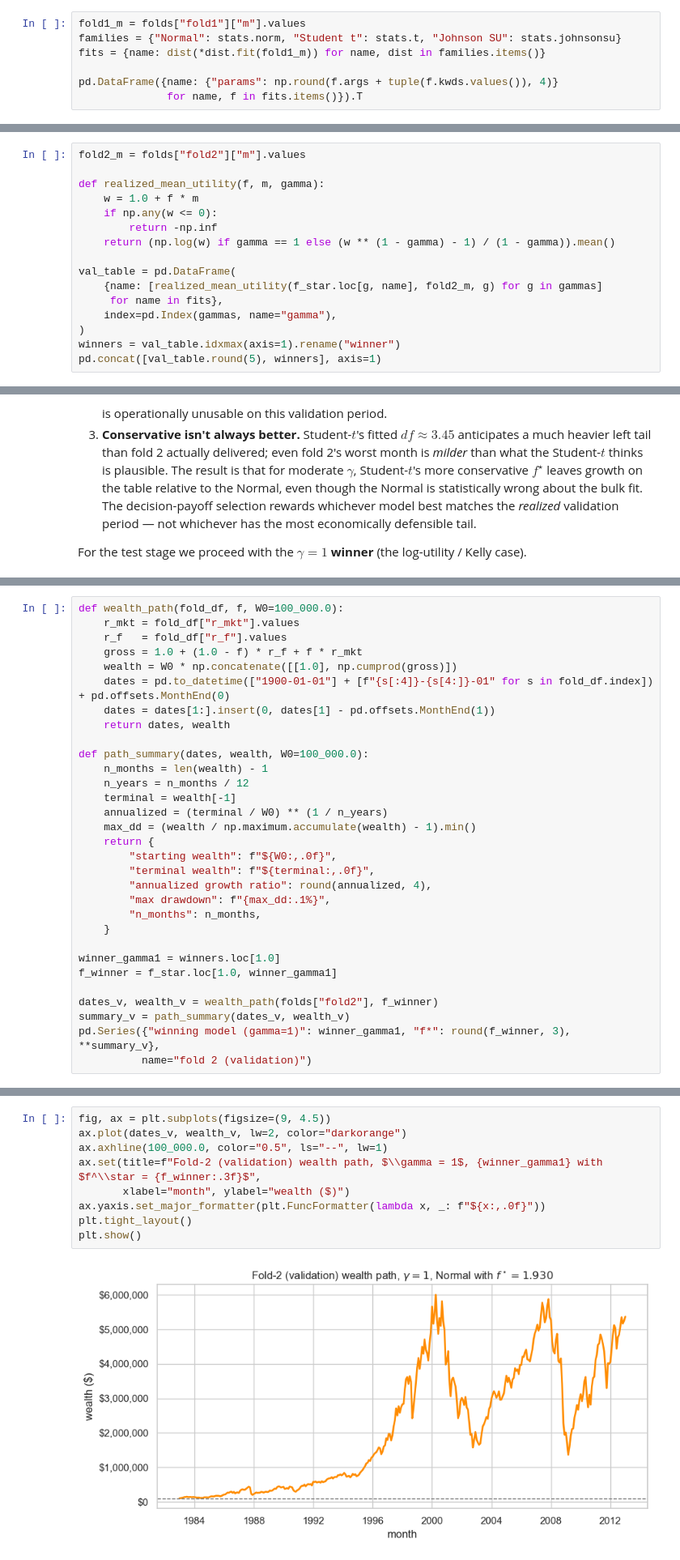
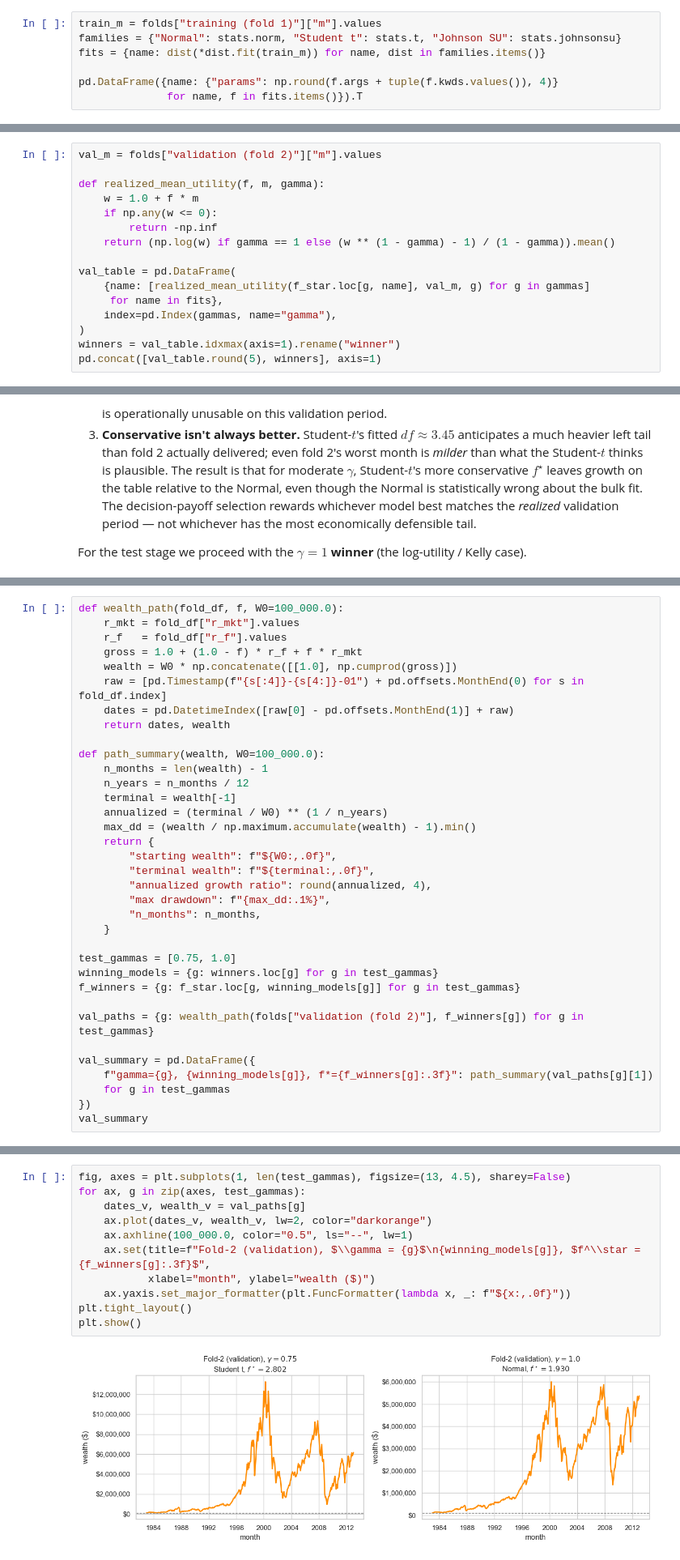
Before and after one commit to andrewmoon67/544_Notebooks, a Jupyter notebook: 06_Portfolio_optimization_and_copulas/2_simple_portfolio_optimization.ipynb, the cells around one changed output, grey strips where cells are left out. Shown at 81% size. Cells and saved outputs as stored; diff of their text form.

```diff
--- a/06_Portfolio_optimization_and_copulas/2_simple_portfolio_optimization.ipynb
+++ b/06_Portfolio_optimization_and_copulas/2_simple_portfolio_optimization.ipynb
@@ -58,9 +58,9 @@ Name: n_obs, dtype: int64
 # %% [markdown]
 ## Training stage: fit three families on fold 1
 # %%
-fold1_m = folds["fold1"]["m"].values
+train_m = folds["training (fold 1)"]["m"].values
 families = {"Normal": stats.norm, "Student t": stats.t, "Johnson SU": stats.johnsonsu}
-fits = {name: dist(*dist.fit(fold1_m)) for name, dist in families.items()}
+fits = {name: dist(*dist.fit(train_m)) for name, dist in families.items()}
 
 pd.DataFrame({name: {"params": np.round(f.args + tuple(f.kwds.values()), 4)}
               for name, f in fits.items()}).T
@@ -136,7 +136,7 @@ For each $(\gamma, \text{model})$ pair, realized mean utility on the 360 fold-2
 $\frac{1}{n_2}\sum_{t \in \text{fold 2}} u_\gamma(1 + f^\star_{\text{model}}\,m_t)$.
 Higher is better. The winning model per row is bolded.
 # %%
-fold2_m = folds["fold2"]["m"].values
+val_m = folds["validation (fold 2)"]["m"].values
 
 def realized_mean_utility(f, m, gamma):
     w = 1.0 + f * m
@@ -145,7 +145,7 @@ def realized_mean_utility(f, m, gamma):
     return (np.log(w) if gamma == 1 else (w ** (1 - gamma) - 1) / (1 - gamma)).mean()
 
 val_table = pd.DataFrame(
-    {name: [realized_mean_utility(f_star.loc[g, name], fold2_m, g) for g in gammas]
+    {name: [realized_mean_utility(f_star.loc[g, name], val_m, g) for g in gammas]
      for name in fits},
     index=pd.Index(gammas, name="gamma"),
 )
@@ -180,11 +180,11 @@ def wealth_path(fold_df, f, W0=100_000.0):
     r_f   = fold_df["r_f"].values
     gross = 1.0 + (1.0 - f) * r_f + f * r_mkt
     wealth = W0 * np.concatenate([[1.0], np.cumprod(gross)])
-    dates = pd.to_datetime(["1900-01-01"] + [f"{s[:4]}-{s[4:]}-01" for s in fold_df.index]) + pd.offsets.MonthEnd(0)
-    dates = dates[1:].insert(0, dates[1] - pd.offsets.MonthEnd(1))
+    raw = [pd.Timestamp(f"{s[:4]}-{s[4:]}-01") + pd.offsets.MonthEnd(0) for s in fold_df.index]
+    dates = pd.DatetimeIndex([raw[0] - pd.offsets.MonthEnd(1)] + raw)
     return dates, wealth
 
-def path_summary(dates, wealth, W0=100_000.0):
+def path_summary(wealth, W0=100_000.0):
     n_months = len(wealth) - 1
     n_years = n_months / 12
     terminal = wealth[-1]
@@ -198,11 +198,15 @@ def path_summary(dates, wealth, W0=100_000.0):
         "n_months": n_months,
     }
 
-winner_gamma1 = winners.loc[1.0]
-f_winner = f_star.loc[1.0, winner_gamma1]
+test_gammas = [0.75, 1.0]
+winning_models = {g: winners.loc[g] for g in test_gammas}
+f_winners = {g: f_star.loc[g, winning_models[g]] for g in test_gammas}
 
-dates_v, wealth_v = wealth_path(folds["fold2"], f_winner)
-summary_v = path_summary(dates_v, wealth_v)
-pd.Series({"winning model (gamma=1)": winner_gamma1, "f*": round(f_winner, 3), **summary_v},
-          name="fold 2 (validation)")
+val_paths = {g: wealth_path(folds["validation (fold 2)"], f_winners[g]) for g in test_gammas}
+
+val_summary = pd.DataFrame({
+    f"gamma={g}, {winning_models[g]}, f*={f_winners[g]:.3f}": path_summary(val_paths[g][1])
+    for g in test_gammas
+})
+val_summary
 # %% [output]
@@ -217,12 +219,14 @@ Name: fold 2 (validation), dtype: object
 # %%
-fig, ax = plt.subplots(figsize=(9, 4.5))
-ax.plot(dates_v, wealth_v, lw=2, color="darkorange")
-ax.axhline(100_000.0, color="0.5", ls="--", lw=1)
-ax.set(title=f"Fold-2 (validation) wealth path, $\\gamma = 1$, {winner_gamma1} with $f^\\star = {f_winner:.3f}$",
-       xlabel="month", ylabel="wealth ($)")
-ax.yaxis.set_major_formatter(plt.FuncFormatter(lambda x, _: f"${x:,.0f}"))
+fig, axes = plt.subplots(1, len(test_gammas), figsize=(13, 4.5), sharey=False)
+for ax, g in zip(axes, test_gammas):
+    dates_v, wealth_v = val_paths[g]
+    ax.plot(dates_v, wealth_v, lw=2, color="darkorange")
+    ax.axhline(100_000.0, color="0.5", ls="--", lw=1)
+    ax.set(title=f"Fold-2 (validation), $\\gamma = {g}$\n{winning_models[g]}, $f^\\star = {f_winners[g]:.3f}$",
+           xlabel="month", ylabel="wealth ($)")
+    ax.yaxis.set_major_formatter(plt.FuncFormatter(lambda x, _: f"${x:,.0f}"))
 plt.tight_layout()
 plt.show()
 # %% [output]
-[figure, old version]
+[figure, new version]
 # %% [markdown]
```
Also changed, not shown: parts of 8 cells of this notebook.
